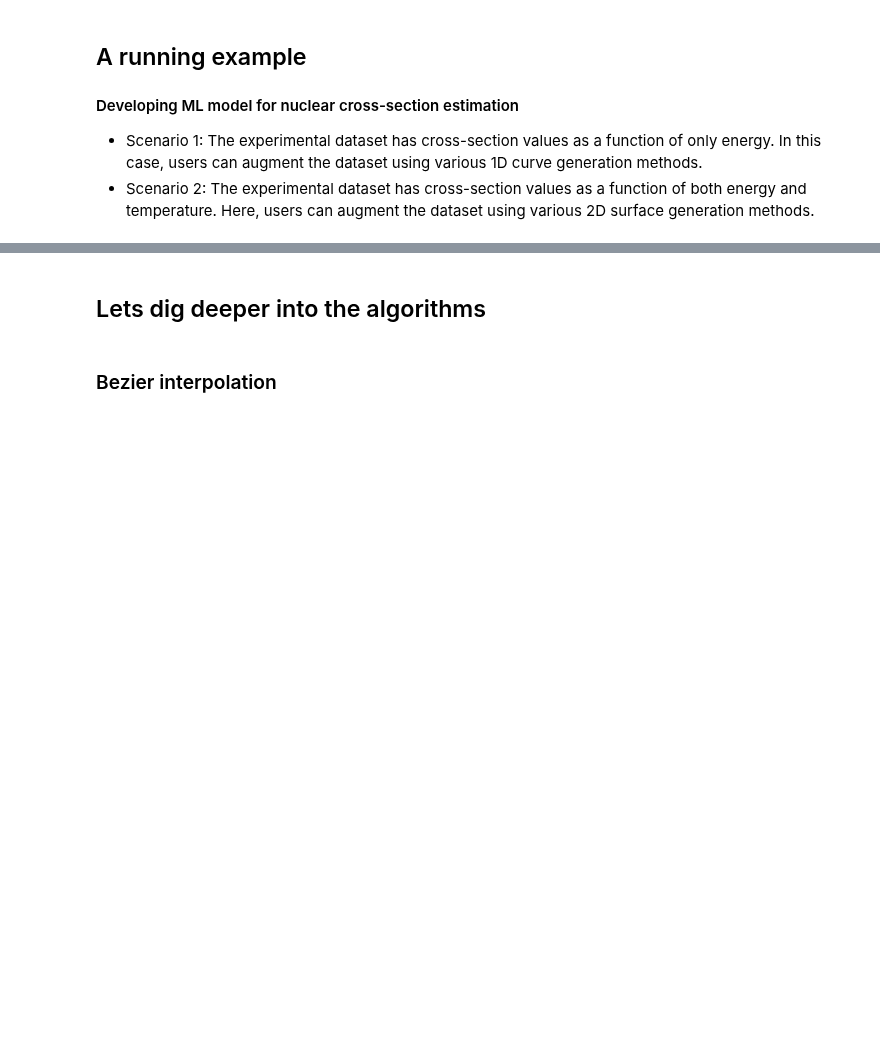
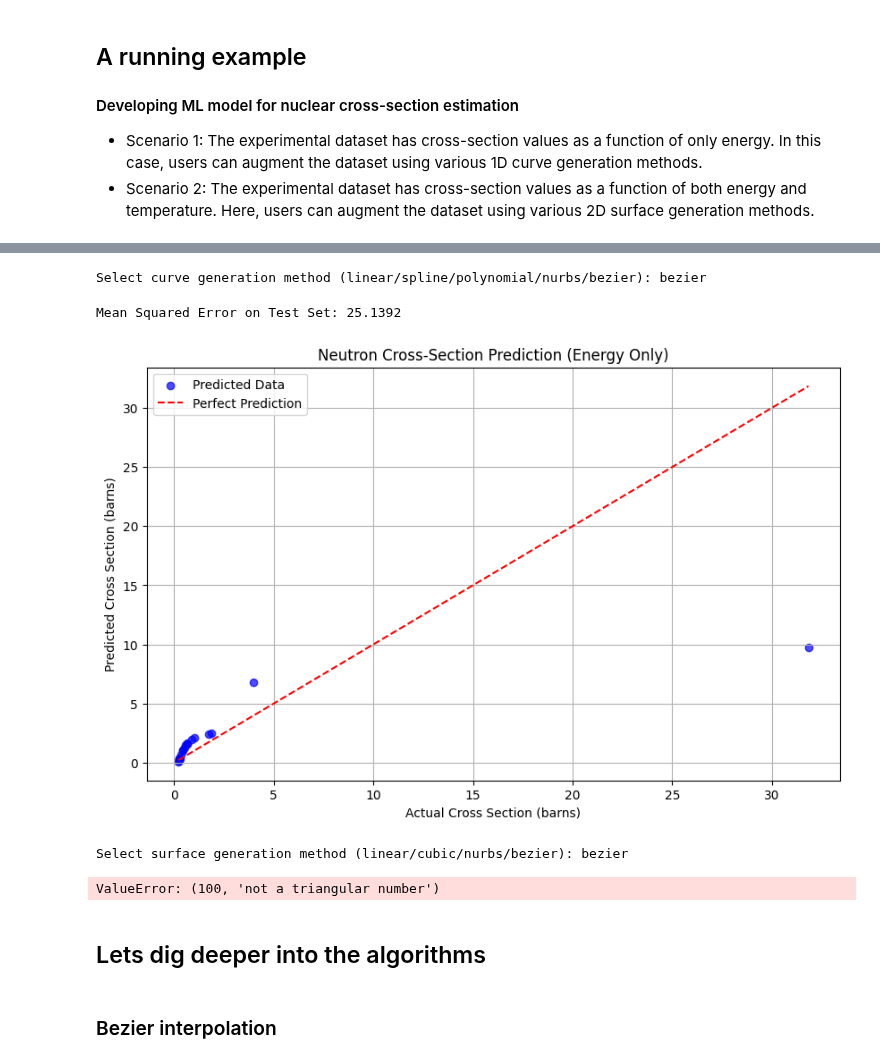
Before and after one commit to pranavkantgaur/training_materials, a Jupyter notebook: curves_surfaces_monolithic.ipynb, the cells around one changed output, grey strips where cells are left out. Drawn from its saved outputs; the diff is of its cells as text; code cells hidden in the pictures; blank space fills up the shorter version.

```diff
--- a/curves_surfaces_monolithic.ipynb
+++ b/curves_surfaces_monolithic.ipynb
@@ -244,0 +138,7 @@ if __name__ == "__main__":
+# %%
+import numpy as np
+
+# Sample data for cross_section_energy_temperature
+energy_data_temp = np.array([0.01, 0.01, 0.1, 0.1, 1, 1, 10, 10, 100, 100])  # Energy in eV
+temperature_data = np.array([300, 600, 300, 600, 300, 600, 300, 600, 300, 600])  # Temperature in K
+cross_section_data_temp = np.array([0.5, 0.55, 1.5, 1.6, 15, 16, 10, 11, 2, 2.2])  # Cross-section in barns
@@ -245,3 +443,14 @@ if __name__ == "__main__":
+# %%
+main('1')
+# %% [output]
+Select curve generation method (linear/spline/polynomial/nurbs/bezier): bezier
+Mean Squared Error on Test Set: 25.1392
+[figure, added]
+# %%
+main('2')
+# %% [output]
+Select surface generation method (linear/cubic/nurbs/bezier): bezier
+ValueError: (100, 'not a triangular number')
 # %% [markdown]
 ## Lets dig deeper into the algorithms
 # %% [markdown]
```
Also changed, not shown: parts of 7 cells of this notebook.
